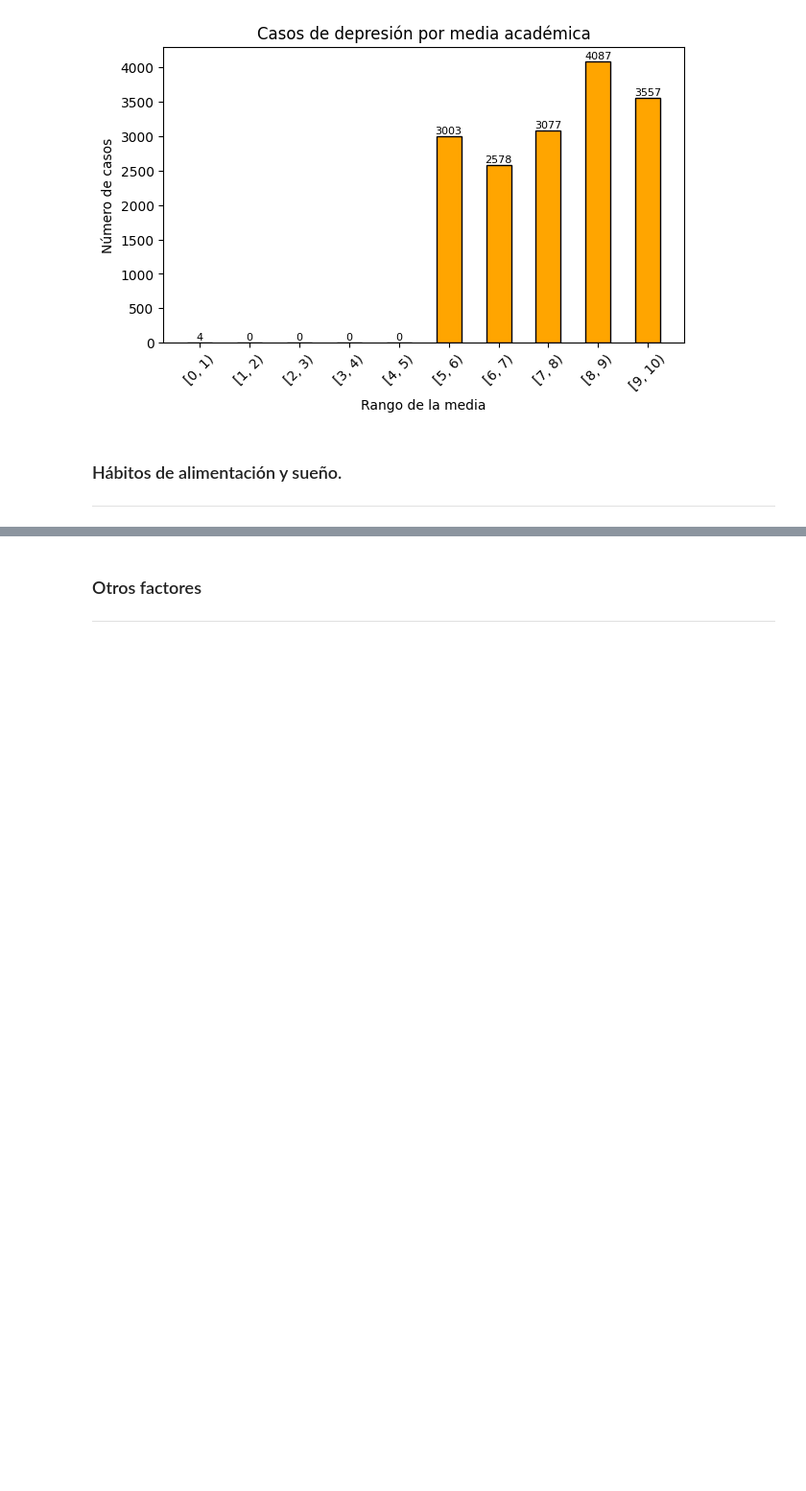
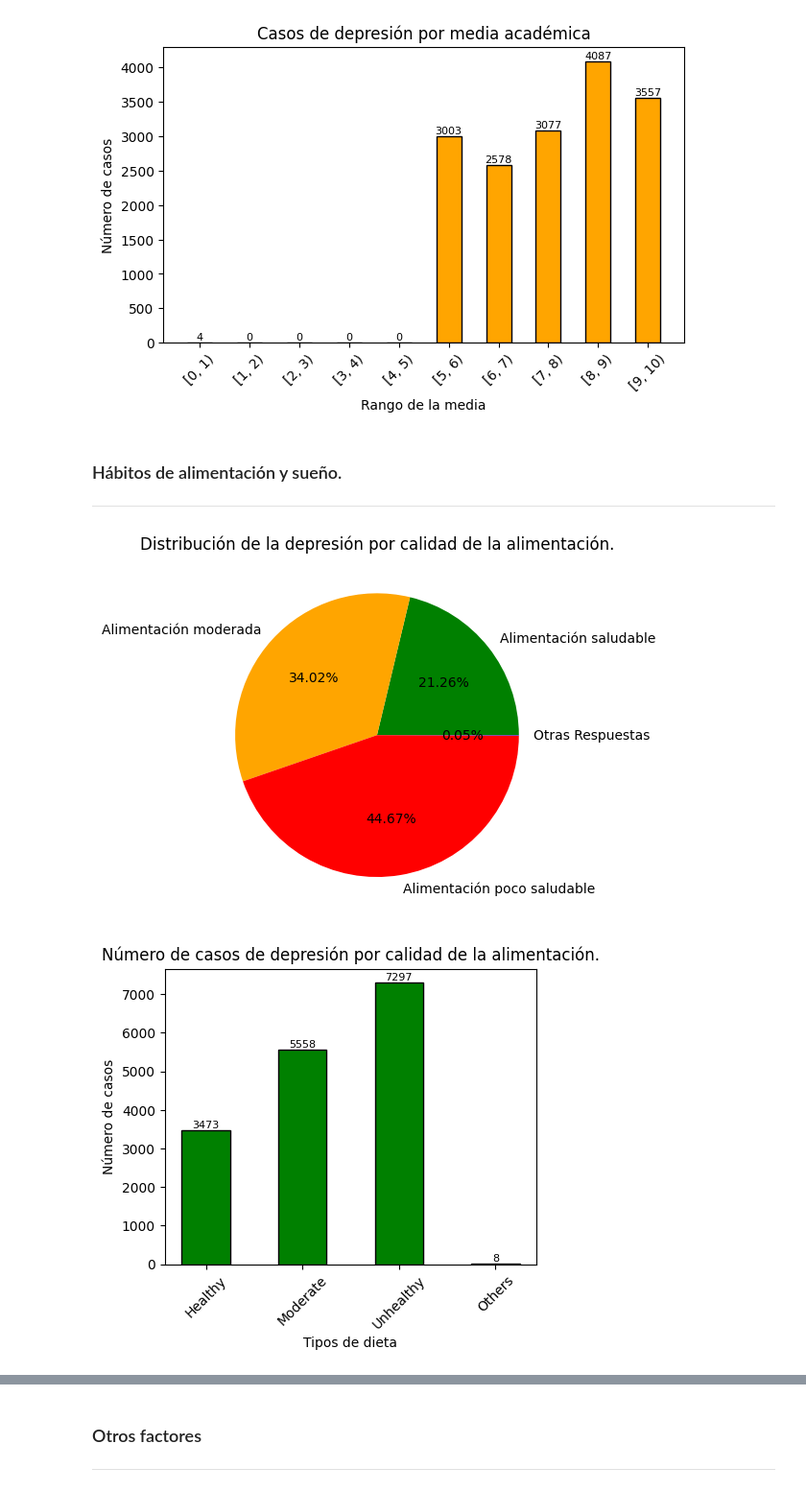
Before and after one commit to Levian17/Depression-Predicter, a Jupyter notebook: data_visualization.ipynb, the cells around one changed output, grey strips where cells are left out. Shown: that part at 96% size. Drawn from its saved outputs; the diff is of its cells as text; code cells hidden in the pictures; blank space fills up the shorter version.

```diff
--- a/data_visualization.ipynb
+++ b/data_visualization.ipynb
@@ -233,3 +234,56 @@ plt.show()
 # %% [markdown]
 ### Hábitos de alimentación y sueño.
 ---
+# %%
+# Definimos nuestras variables
+diet_dict: dict = {}
+sleep_dict: dict = {}
+
+unique_diet = df['Dietary Habits'].unique()
+unique_sleep = df['Sleep Duration'].unique()
+unique_sleep[0], unique_sleep[1] = unique_sleep[1], unique_sleep[0] # Ajuste en el orden de las horas
+
+# Definimos las keys de los diccionarios
+for unique_val in unique_diet: diet_dict[unique_val] = 0
+for unique_val in unique_sleep: sleep_dict[unique_val] = 0
+# Contamos los casos por key
+for diet in df_depre['Dietary Habits']: diet_dict[diet] += 1
+for sleep in df_depre['Sleep Duration']: sleep_dict[sleep] += 1
+
+# Representacion
+fig, ax = plt.subplots()
+ax.set_title('Distribución de la depresión por calidad de la alimentación.')
+ax.pie([diet_dict[unique_diet[0]], diet_dict[unique_diet[1]], diet_dict[unique_diet[2]], diet_dict[unique_diet[3]]], # ['Healthy' 'Moderate' 'Unhealthy' 'Others']
+        labels= ['Alimentación saludable', 'Alimentación moderada', 'Alimentación poco saludable', 'Otras Respuestas'],
+        autopct='%1.2f%%',
+        colors=['green', 'orange', 'red', 'blue']);
+plt.show()
+plt.figure(figsize=(5, 4))
+plt.bar(diet_dict.keys(), diet_dict.values(), align='center', width=0.5, color='green', edgecolor='black')
+plt.xticks(ticks=list(diet_dict.keys()), rotation=45)
+plt.title('Número de casos de depresión por calidad de la alimentación.', fontsize=12)
+plt.xlabel('Tipos de dieta', fontsize=10)
+plt.ylabel('Número de casos', fontsize=10)
+for x, y in zip(diet_dict.keys(), diet_dict.values()):
+    plt.text(x, y + 10, str(y), ha='center', va='bottom', fontsize=8)
+plt.show()
+
+fig, ax = plt.subplots()
+ax.set_title('Distribución de la depresión por horas dormidas.')
+ax.pie([sleep_dict[unique_sleep[0]], sleep_dict[unique_sleep[1]], sleep_dict[unique_sleep[2]], sleep_dict[unique_sleep[3]], sleep_dict[unique_sleep[4]]],
+        labels= ['Menos de 5 horas', '5-6 horas', '7-8 horas', 'Más de 8 horas', 'Otras respuestas'],
+        autopct='%1.2f%%',
+        colors=['red', 'purple', 'blue', 'green', 'yellow']);
+plt.show()
+plt.figure(figsize=(5, 4))
+plt.bar(sleep_dict.keys(), sleep_dict.values(), align='center', width=0.5, color='blue', edgecolor='black')
+plt.xticks(ticks=list(sleep_dict.keys()), rotation=45)
+plt.title('Número de casos de depresión por horas dormidas.', fontsize=12)
+plt.xlabel('Horas de sueño', fontsize=10)
+plt.ylabel('Número de casos', fontsize=10)
+for x, y in zip(sleep_dict.keys(), sleep_dict.values()):
+    plt.text(x, y + 10, str(y), ha='center', va='bottom', fontsize=8)
+plt.show()
+# %% [output]
+[figure, added]
+[figure, added]
```
Also changed, not shown: parts of 6 cells of this notebook.
